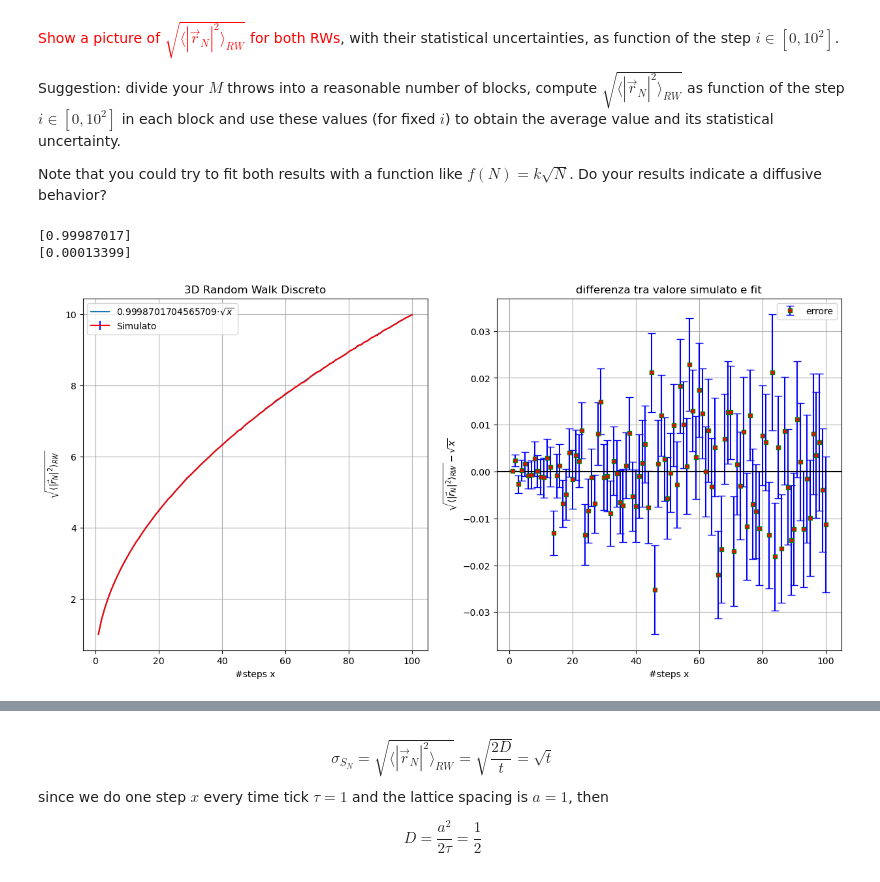
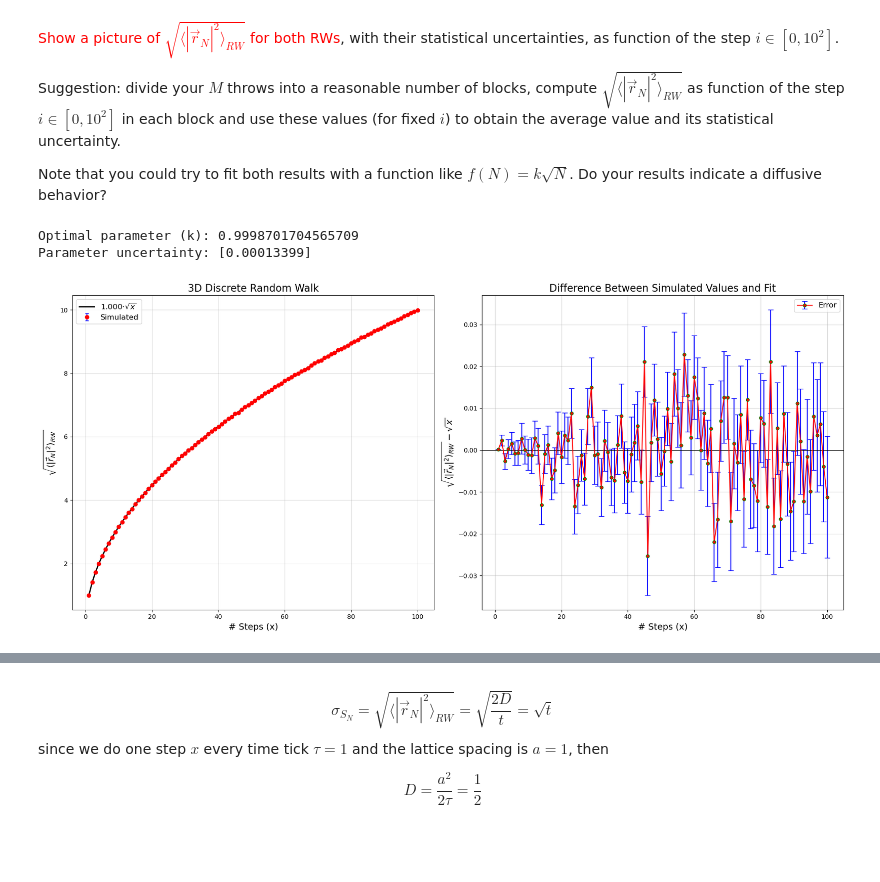
Before and after one commit to JiahaoMiao/LSN, a Jupyter notebook: Lezione_2/LSN_Exercises_02.ipynb, the cells around one changed output, grey strips where cells are left out. Cells and saved outputs as stored; diff of their text form; code cells hidden in the pictures; blank space fills up the shorter version.

```diff
--- a/Lezione_2/LSN_Exercises_02.ipynb
+++ b/Lezione_2/LSN_Exercises_02.ipynb
@@ -129,43 +184,50 @@ Suggestion: divide your $M$ throws into a reasonable number of blocks, compute $
 
 Note that you could try to fit both results with a function like $f(N)=k\sqrt{N}$. Do your results indicate a diffusive behavior?
 # %%
-#3D random walk discrete
+#3D Random Walk Discrete
+# Fitting function: f(x) = k * sqrt(x)
+def f(x, k):
+    return k * np.sqrt(x)
 
-#fitting function
-def f(x,k):
-    return k*np.sqrt(x)
+# Create a figure with two subplots side by side
+fig, (ax1, ax2) = plt.subplots(1, 2, figsize=(18, 8))
 
-fig,(ax1,ax2) = plt.subplots(1,2,figsize=(15,7))
+# Load data from '3D_RW_discrete.dat' file
+x, y, error = np.loadtxt("data/3D_RW_discrete.dat", usecols=(0, 1, 2), delimiter=' ', unpack=True)
 
-#loading data
-x, y , error = np.loadtxt("data/3D_RW_discrete.dat", usecols=(0,1,2), delimiter=' ', unpack='true')
+# Fit the data using the fitting function
+p_opt, p_cov = curve_fit(f, x, y)
+y_fit = f(x, p_opt[0])  # Compute the fitted values
 
-#fitting
-p_opt, p_cov = curve_fit(f, x, y)
-y_fit = f(x,p_opt[0]) #fitted function
+# First subplot: error bar plot for simulated data and the fitted function
+ax1.errorbar(x, y, yerr=error, label='Simulated', color='red', ecolor='blue', fmt='o', capsize=3)
+ax1.plot(x, y_fit, label=f'{p_opt[0]:.3f}' + r'$\cdot \sqrt{x}$', color='black', linewidth=2)
+ax1.set_xlabel('# Steps (x)', fontsize=14)
+ax1.set_ylabel(r'$\sqrt{\langle |\vec{r}_N|^2 \rangle_{RW}}$', fontsize=14)
+ax1.set_title('3D Discrete Random Walk', fontsize=16)
+ax1.legend(fontsize=12)
+ax1.grid(True, alpha=0.5)
 
+# Second subplot: error bar plot for the difference between simulated data and the fitted function
+ax2.errorbar(x, y - y_fit, yerr=error, label='Error', color='red', ecolor='blue', fmt='-o', capsize=4, mfc='red', mec='green', ms=5, mew=1)
+ax2.axhline(y=0, color='black', linestyle='-', linewidth=1)
+ax2.set_xlabel('# Steps (x)', fontsize=14)
+ax2.set_ylabel(r'$\sqrt{\langle |\vec{r}_N|^2 \rangle_{RW}} - \sqrt{x}$', fontsize=14)
+ax2.set_title('Difference Between Simulated Values and Fit', fontsize=16)
+ax2.legend(fontsize=12)
+ax2.grid(True, alpha=0.5)
 
-ax1.errorbar(x,y,yerr=error, label='Simulato', color='red',ecolor='blue')
-ax1.plot(x,y_fit, label = f'{p_opt[0]}'+r'$\cdot \sqrt{x}$') # plotting fitted function
-ax1.set(xlabel='#steps x', ylabel=r'$\sqrt{\langle |\vec{r}_N|^2 \rangle_{RW}}$')
-ax1.set_title('3D Random Walk Discreto')
+# Print the optimal parameter and its uncertainty
+print("Optimal parameter (k):", p_opt[0])
+print("Parameter uncertainty:", np.sqrt(np.diag(p_cov)))
 
-#plotting error with the fit
-ax2.errorbar(x, y - y_fit, yerr=error, label='errore', color='red',ecolor='blue', fmt ='s',capsize=4,mfc='red',mec='green', ms=5, mew=1)
-ax2.axhline(y=0, color='black', linestyle='-')
-ax2.set(xlabel='#steps x', ylabel=r'$\sqrt{\langle |\vec{r}_N|^2 \rangle_{RW}}- \sqrt{x} $')
-ax2.set_title('differenza tra valore simulato e fit')
-
-print(p_opt)
-print(np.sqrt(np.diag(p_cov)))
-for ax in fig.get_axes():
-    ax.grid()
-    ax.legend()
+# Adjust layout to prevent overlapping and ensure readability
+plt.tight_layout()
 plt.show()
 # %% [output]
-[0.99987017]
-[0.00013399]
+Optimal parameter (k): 0.9998701704565709
+Parameter uncertainty: [0.00013399]
-[figure, old version]
+[figure, new version]
 # %%
 #3D random walk continuum
 
```
Also changed, not shown: parts of 9 cells of this notebook.
